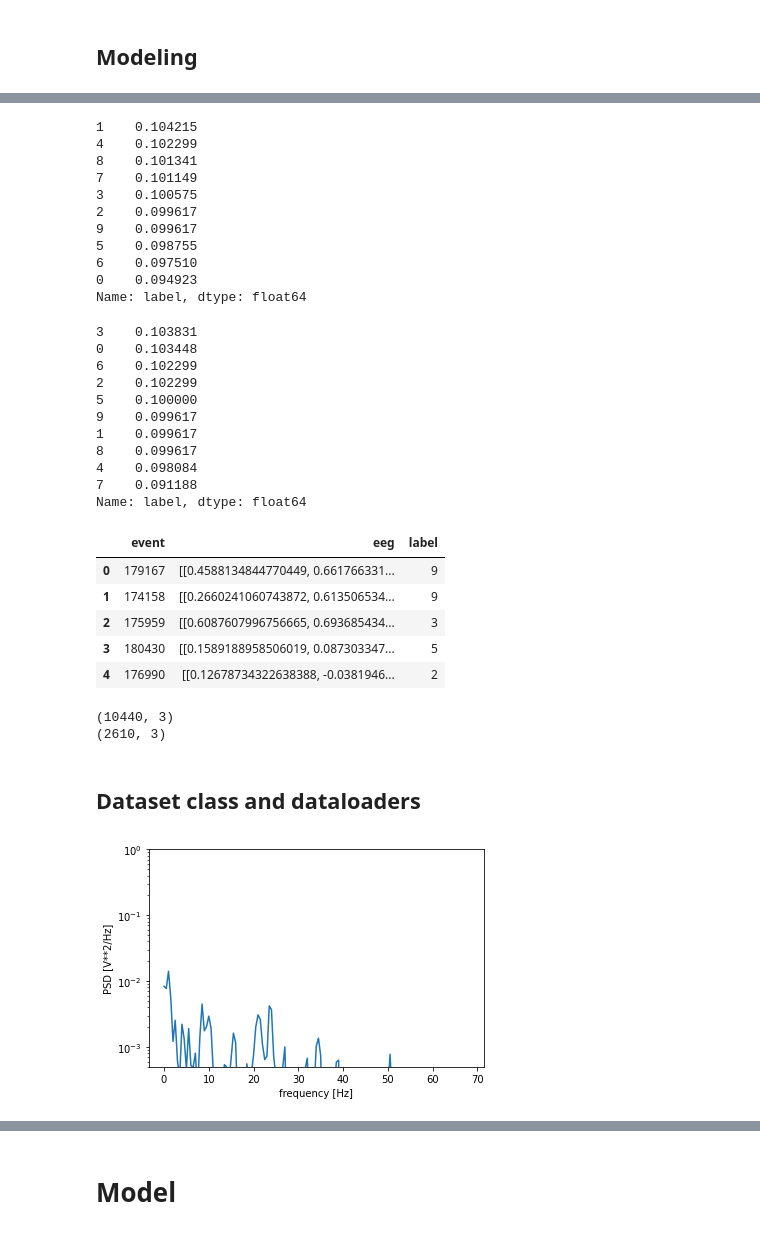
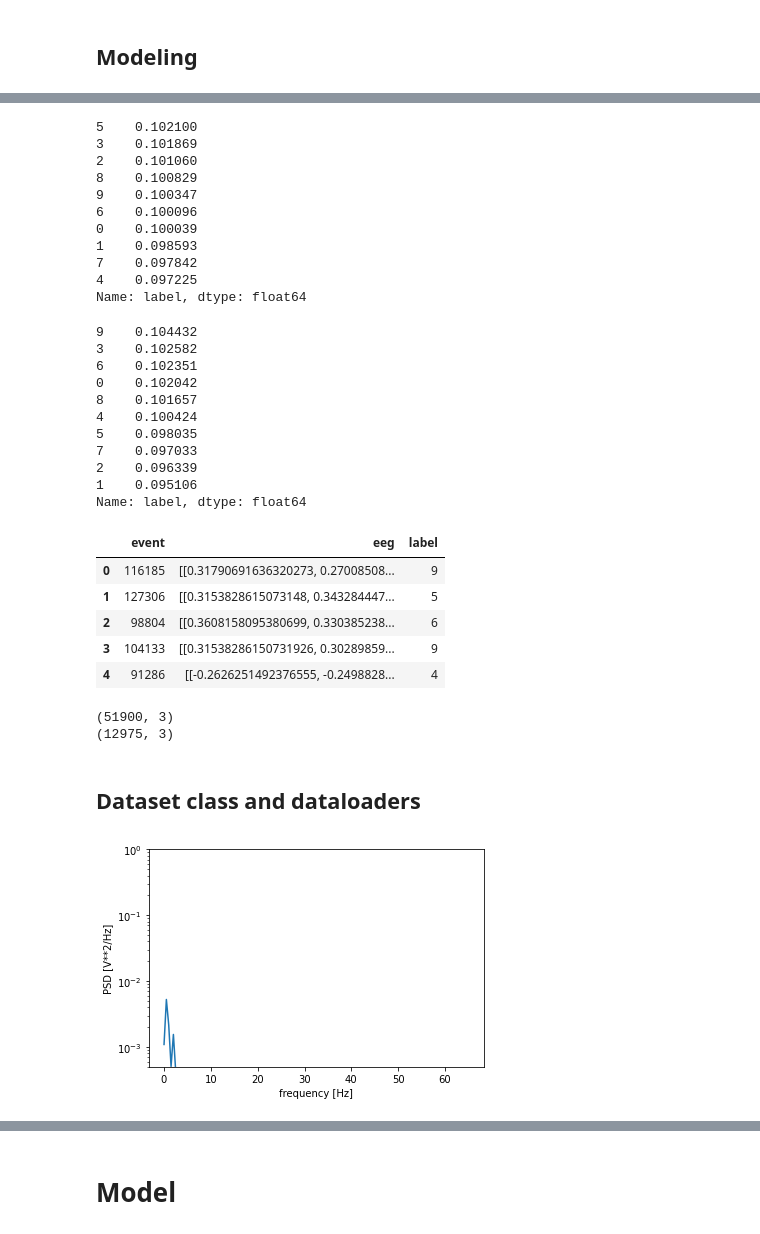
Before and after one commit to daruai/MNIST-brain-digits, a Jupyter notebook: brain-digits-periodogram.ipynb, the cells around one changed output, grey strips where cells are left out. Saved outputs shown, nothing was run; the diff lists cells and outputs as text; code cells hidden in the pictures.

Commit message:
Further exploration of welch periodogram

```diff
--- a/brain-digits-periodogram.ipynb
+++ b/brain-digits-periodogram.ipynb
@@ -24,7 +25,7 @@ http://mindbigdata.com/opendb/index.html
 # %%
 # Load and clean data
 # %%
-PATH_DATA="DATA/IN.txt"
+PATH_DATA="DATA/EP.txt"
 
 with open(PATH_DATA,'r') as f:
     print(f.readline())
@@ -85,3 +86,5 @@ df.code.value_counts().plot.bar()
+# %%
+df=df.query("code!=-1")
 # %%
 df["size"].mean()
 # %% [output]
@@ -148,7 +160,7 @@ get_sample(event_id).shape
 # %%
-def get_values_df(df_aux,resample_value=272):
+def get_values_df(df_aux,resample_value=260):
     df_aux=df_aux.sort_values(by="channel")
-    channels_values=pd.DataFrame(dict(zip(df_aux["channel"],df_aux["data"]))).values.T.reshape(5,-1)
+    channels_values=pd.DataFrame(dict(zip(df_aux["channel"],df_aux["data"]))).values.T.reshape(len(df_aux["channel"]),-1)
     channels_values=signal.resample(channels_values,resample_value,axis=1)
     label=df_aux.code.iloc[0]
     return pd.Series({'eeg': channels_values, 'label': label}) #https://stackoverflow.com/questions/10751127/returning-multiple-values-from-pandas-apply-on-a-dataframe
@@ -169,30 +181,30 @@ ids_train, ids_test, y_train, y_test=train_test_split(df_preprocessed.index,df_p
 # %%
 y_train.value_counts()/sum(y_train.value_counts())
 # %% [output]
-1    0.104215
-4    0.102299
-8    0.101341
-7    0.101149
-3    0.100575
-2    0.099617
-9    0.099617
-5    0.098755
-6    0.097510
-0    0.094923
+5    0.102100
+3    0.101869
+2    0.101060
+8    0.100829
+9    0.100347
+6    0.100096
+0    0.100039
+1    0.098593
+7    0.097842
+4    0.097225
 Name: label, dtype: float64
 # %%
 y_test.value_counts()/sum(y_test.value_counts())
 # %% [output]
-3    0.103831
-0    0.103448
-6    0.102299
-2    0.102299
-5    0.100000
-9    0.099617
-1    0.099617
-8    0.099617
-4    0.098084
-7    0.091188
+9    0.104432
+3    0.102582
+6    0.102351
+0    0.102042
+8    0.101657
+4    0.100424
+5    0.098035
+7    0.097033
+2    0.096339
+1    0.095106
 Name: label, dtype: float64
 # %%
 df_train=df_preprocessed.loc[ids_train].reset_index(drop=True)
@@ -212,22 +224,22 @@ if NORMALIZE:
 df_test.head()
 # %% [output]
 |  | event | eeg | label |
-| 0 | 179167 | [[0.4588134844770449, 0.661766331... | 9 |
-| 1 | 174158 | [[0.2660241060743872, 0.613506534... | 9 |
-| 2 | 175959 | [[0.6087607996756665, 0.693685434... | 3 |
-| 3 | 180430 | [[0.1589188958506019, 0.087303347... | 5 |
-| 4 | 176990 | [[0.12678734322638388, -0.0381946... | 2 |
+| 0 | 116185 | [[0.31790691636320273, 0.27008508... | 9 |
+| 1 | 127306 | [[0.3153828615073148, 0.343284447... | 5 |
+| 2 | 98804 | [[0.3608158095380699, 0.330385238... | 6 |
+| 3 | 104133 | [[0.31538286150731926, 0.30289859... | 9 |
+| 4 | 91286 | [[-0.2626251492376555, -0.2498828... | 4 |
 # %%
 print(df_train.shape)
 print(df_test.shape)
 # %% [output]
-(10440, 3)
-(2610, 3)
+(51900, 3)
+(12975, 3)
 # %% [markdown]
 ## Dataset class and dataloaders
 # %%
-fs = 272/2
-nperseg=272
+fs = 260/2
+nperseg=260
 
 flatten = lambda t: [item for sublist in t for item in sublist]
 
@@ -238,14 +250,14 @@ def get_periodogram_all(x):
         out.append(Pxx_den)
     return flatten(out)
 # %%
-f, Pxx_den = signal.welch(df_train.loc[0].eeg[0], fs, nperseg=nperseg)
+f, Pxx_den = signal.welch(df_train.loc[0].eeg[1], fs, nperseg=nperseg)
 plt.semilogy(f, Pxx_den)
 plt.ylim([0.5e-3, 1])
 plt.xlabel('frequency [Hz]')
 plt.ylabel('PSD [V**2/Hz]')
 plt.show()
 # %% [output]
-[figure, old version]
+[figure, new version]
 # %%
 df_train["welch"]=df_train.eeg.apply(get_periodogram_all)
 df_test["welch"]=df_test.eeg.apply(get_periodogram_all)
```
Also changed, not shown: parts of 24 cells of this notebook, 1 other file.
